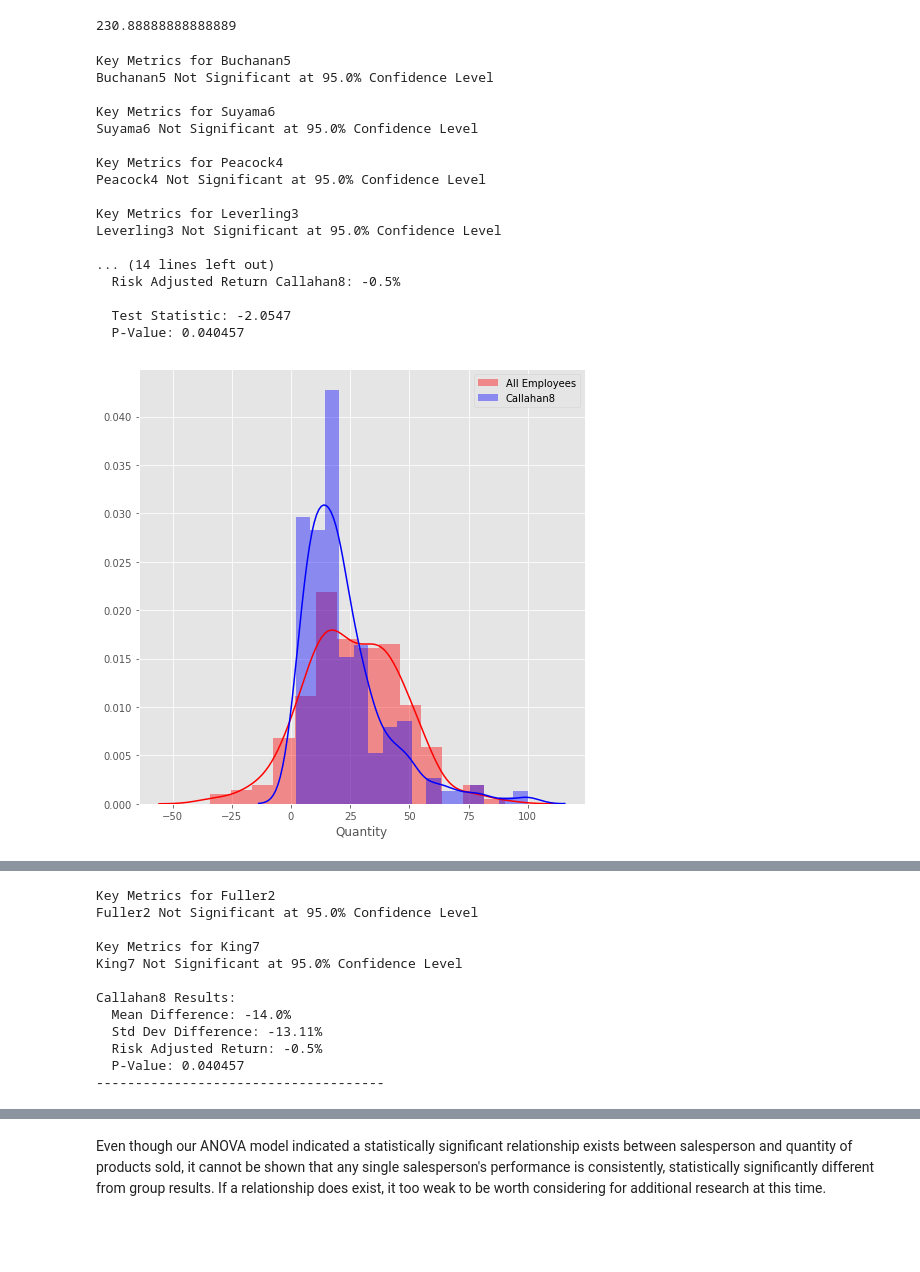
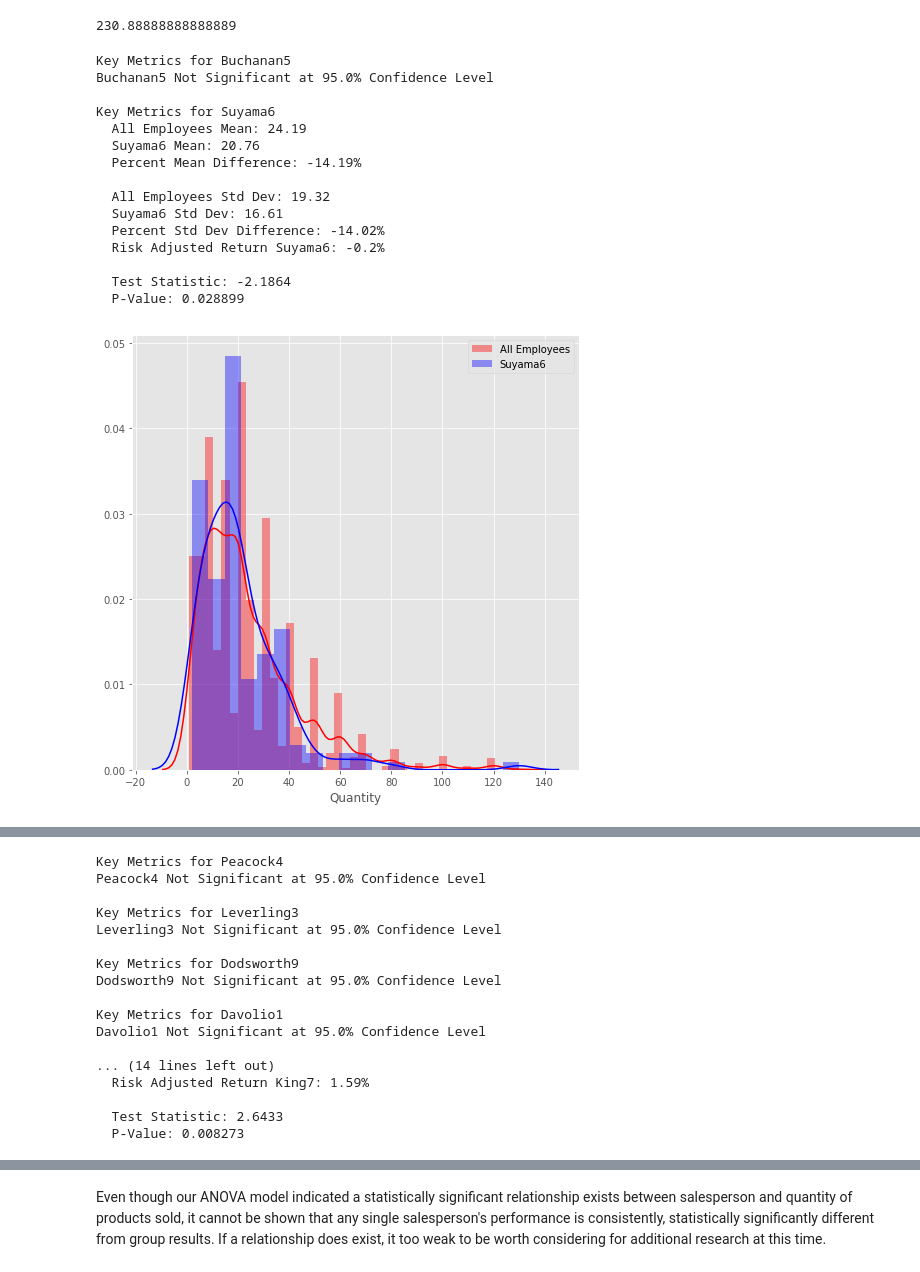
Before and after one commit to learn-co-students/dsc-2-final-project-online-ds-sp-000, a Jupyter notebook: project.ipynb, the cells around one changed output, grey strips where cells are left out. Saved outputs shown, nothing was run; the diff lists cells and outputs as text; code cells hidden in the pictures; blank space fills up the shorter version.

```diff
--- a/project.ipynb
+++ b/project.ipynb
@@ -328,14 +327,7 @@ plt.style.use('ggplot')
 reg_results = {}
 for region in regions:
     test = df['Quantity'].loc[(df['Region'] == region)]
-
-    samp_means, samp_stds = [], []
-    for i in range(10000):
-        rand_select = np.random.choice(df['Quantity'].loc[(df['Region'] != region)], size=231)
-        samp_means.append(np.mean(rand_select))
-        samp_stds.append(np.std(rand_select))
-
-    control = np.random.normal(np.mean(samp_means), np.mean(samp_stds), 231)
+    control = df['Quantity'].loc[(df['Region'] != region)]
     reg_results[region] = get_results(control, test, ctrl_label='All Other Regions', test_label=region)
 
 for key in reg_results.keys():
@@ -513,43 +499,32 @@ np.mean(df['Employee'].value_counts())
 # %%
 emp_results = {}
 for emp in df['Employee'].unique():
     test = df['Quantity'].loc[(df['Employee'] == emp)]
-
-    # Generate random samples
-    samp_means, samp_stds = [], []
-    for i in range(10000):
-        rand_select = np.random.choice(df['Quantity'].loc[(df['Employee'] != emp)], size=231)
-        samp_means.append(np.mean(rand_select))
-        samp_stds.append(np.std(rand_select))
-
-    control = np.random.normal(np.mean(samp_means), np.mean(samp_stds), 231)
-
+    control = df['Quantity'].loc[(df['Employee'] != emp)]
     emp_results[emp] = get_results(control, test, ctrl_label='All Employees', test_label=emp)
 
 for key in emp_results.keys():
     if emp_results[key]['p_val'] < .05:
         print(f'{key} Results:')
         print(f'  Mean Difference: {np.round(100*emp_results[key]["Mean Diff"])}%')
         print(f'  Std Dev Difference: {np.round(100*emp_results[key]["Std Diff"], 2)}%')
         print(f'  Risk Adjusted Return: {np.round(100*emp_results[key]["Risk Adj Rtn"], 2)}%')
         print(f'  P-Value: {np.round(emp_results[key]["p_val"], 6)}')
         print('-------------------------------------')
 # %% [output]
 Key Metrics for Buchanan5
 Buchanan5 Not Significant at 95.0% Confidence Level
 
 Key Metrics for Suyama6
-Suyama6 Not Significant at 95.0% Confidence Level
+  All Employees Mean: 24.19
+  Suyama6 Mean: 20.76
+  Percent Mean Difference: -14.19%
 
-Key Metrics for Peacock4
-Peacock4 Not Significant at 95.0% Confidence Level
+  All Employees Std Dev: 19.32
+  Suyama6 Std Dev: 16.61
+  Percent Std Dev Difference: -14.02%
+  Risk Adjusted Return Suyama6: -0.2%
 
-Key Metrics for Leverling3
-Leverling3 Not Significant at 95.0% Confidence Level
-
-... (14 lines left out)
-  Risk Adjusted Return Callahan8: -0.5%
-
-  Test Statistic: -2.0547
-  P-Value: 0.040457
+  Test Statistic: -2.1864
+  P-Value: 0.028899
-[figure, old version]
+[figure, new version]
@@ -557,12 +532,17 @@ Leverling3 Not Significant at 95.0% Confidence Level
-Key Metrics for Fuller2
-Fuller2 Not Significant at 95.0% Confidence Level
+Key Metrics for Peacock4
+Peacock4 Not Significant at 95.0% Confidence Level
 
-Key Metrics for King7
-King7 Not Significant at 95.0% Confidence Level
+Key Metrics for Leverling3
+Leverling3 Not Significant at 95.0% Confidence Level
 
-Callahan8 Results:
-  Mean Difference: -14.0%
-  Std Dev Difference: -13.11%
-  Risk Adjusted Return: -0.5%
-  P-Value: 0.040457
--------------------------------------
+Key Metrics for Dodsworth9
+Dodsworth9 Not Significant at 95.0% Confidence Level
+
+Key Metrics for Davolio1
+Davolio1 Not Significant at 95.0% Confidence Level
+
+... (14 lines left out)
+  Risk Adjusted Return King7: 1.59%
+
+  Test Statistic: 2.6433
+  P-Value: 0.008273
```
Also changed, not shown: parts of 11 cells of this notebook, 1 other file.
